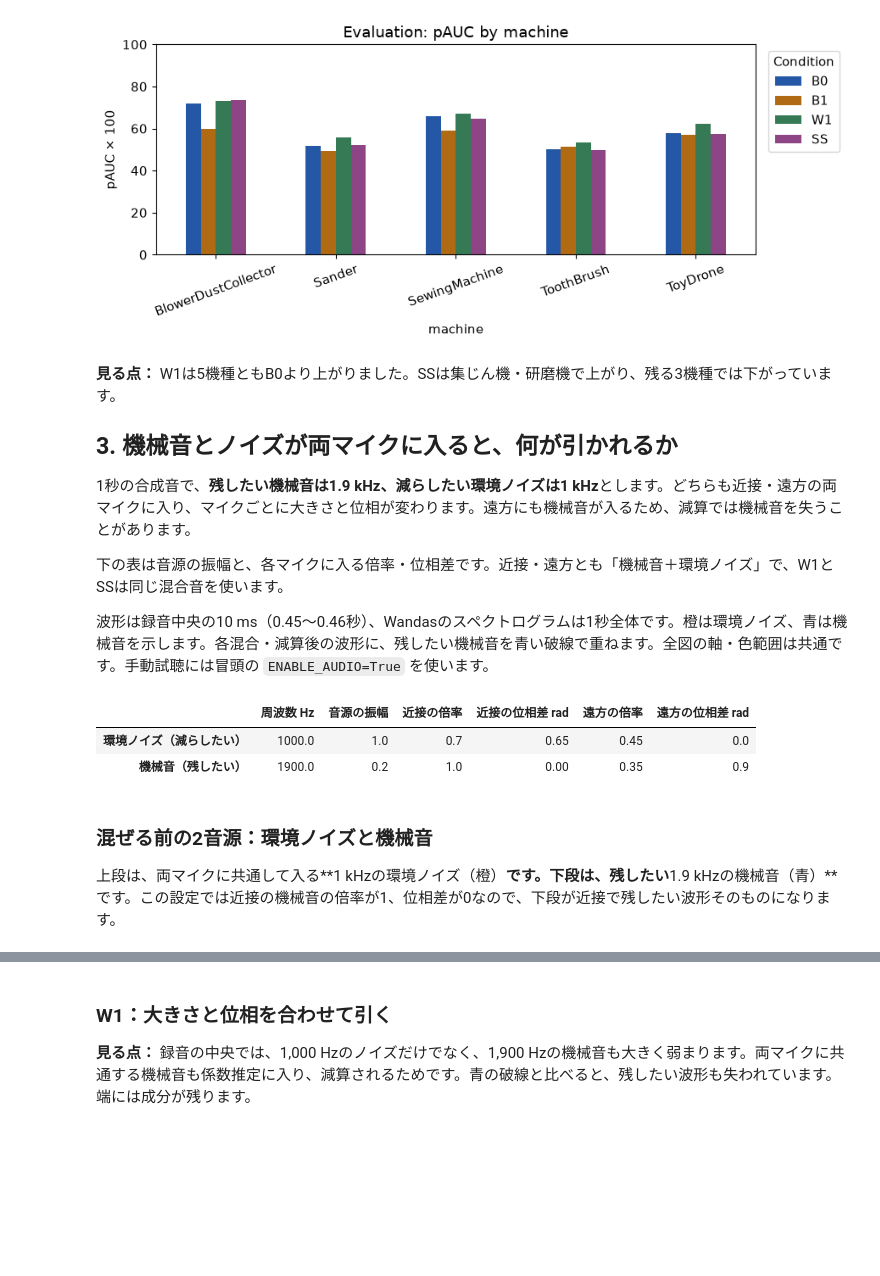
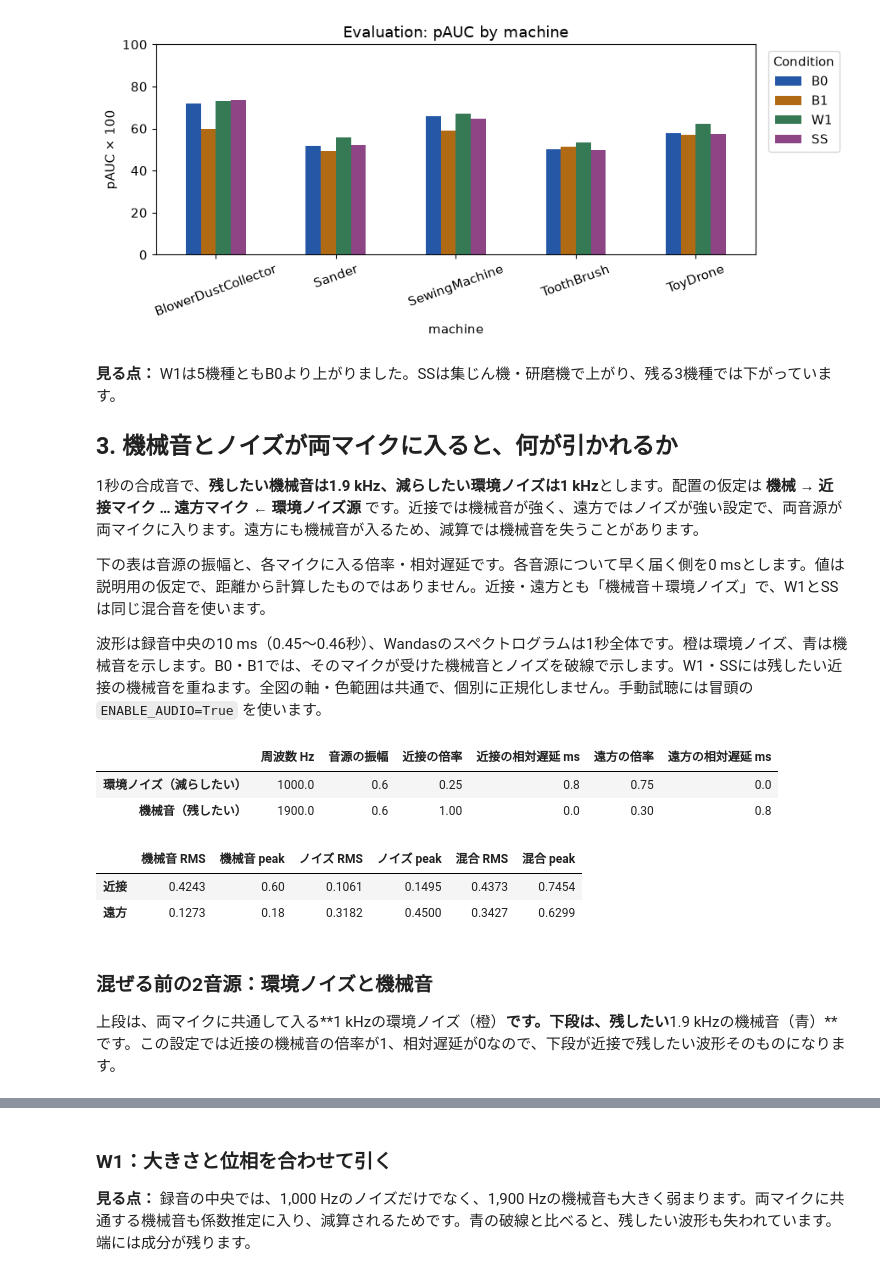
Before and after one commit to kasahart/asd-experiments, a Jupyter notebook: notebooks/02_b0_b1_w1_ss.ipynb, the cells around one changed output, grey strips where cells are left out. Drawn from its saved outputs; the diff is of its cells as text; code cells hidden in the pictures; blank space fills up the shorter version.

```diff
--- a/notebooks/02_b0_b1_w1_ss.ipynb
+++ b/notebooks/02_b0_b1_w1_ss.ipynb
@@ -80,33 +80,41 @@ plt.tight_layout(); plt.show()
 
 ## 3. 機械音とノイズが両マイクに入ると、何が引かれるか
 
-1秒の合成音で、**残したい機械音は1.9 kHz、減らしたい環境ノイズは1 kHz**とします。どちらも近接・遠方の両マイクに入り、マイクごとに大きさと位相が変わります。遠方にも機械音が入るため、減算では機械音を失うことがあります。
+1秒の合成音で、**残したい機械音は1.9 kHz、減らしたい環境ノイズは1 kHz**とします。配置の仮定は **機械 → 近接マイク … 遠方マイク ← 環境ノイズ源** です。近接では機械音が強く、遠方ではノイズが強い設定で、両音源が両マイクに入ります。遠方にも機械音が入るため、減算では機械音を失うことがあります。
 
-下の表は音源の振幅と、各マイクに入る倍率・位相差です。近接・遠方とも「機械音＋環境ノイズ」で、W1とSSは同じ混合音を使います。
+下の表は音源の振幅と、各マイクに入る倍率・相対遅延です。各音源について早く届く側を0 msとします。値は説明用の仮定で、距離から計算したものではありません。近接・遠方とも「機械音＋環境ノイズ」で、W1とSSは同じ混合音を使います。
 
-波形は録音中央の10 ms（0.45〜0.46秒）、Wandasのスペクトログラムは1秒全体です。橙は環境ノイズ、青は機械音を示します。各混合・減算後の波形に、残したい機械音を青い破線で重ねます。全図の軸・色範囲は共通です。手動試聴には冒頭の `ENABLE_AUDIO=True` を使います。
+波形は録音中央の10 ms（0.45〜0.46秒）、Wandasのスペクトログラムは1秒全体です。橙は環境ノイズ、青は機械音を示します。B0・B1では、そのマイクが受けた機械音とノイズを破線で示します。W1・SSには残したい近接の機械音を重ねます。全図の軸・色範囲は共通で、個別に正規化しません。手動試聴には冒頭の `ENABLE_AUDIO=True` を使います。
 # %%
 sources = source_frames()
+components = microphone_components()
 demo = frames()  # CLI共通のcondition_audio()で、同じ混合音から4条件を計算する
 ROLE_NAMES = {"noise":"環境ノイズ（減らしたい）", "machine":"機械音（残したい）"}
 parameters = pd.DataFrame({ROLE_NAMES[role]: SYNTHETIC_PARAMETERS[role] for role in ROLE_NAMES}).T
-parameters.columns = ["周波数 Hz", "音源の振幅", "近接の倍率", "近接の位相差 rad", "遠方の倍率", "遠方の位相差 rad"]
+parameters.columns = ["周波数 Hz", "音源の振幅", "近接の倍率", "近接の相対遅延 ms", "遠方の倍率", "遠方の相対遅延 ms"]
 display(parameters)
+levels = pd.DataFrame(demo_levels()).set_index("mic")
+levels.index = ["近接", "遠方"]
+levels.columns = ["機械音 RMS", "機械音 peak", "ノイズ RMS", "ノイズ peak", "混合 RMS", "混合 peak"]
+display(levels.round(4))
 
 def display_demo(condition):
     frame = demo[condition]
-    fig = show(frame, audio=False, target=sources["machine"])
+    fig = show(frame, audio=False, target=sources["machine"], components=components.get(condition))
     display(fig); plt.close(fig)
     if ENABLE_AUDIO:
         show(frame, audio=True)
 # %% [output]
-|  | 周波数 Hz | 音源の振幅 | 近接の倍率 | 近接の位相差 rad | 遠方の倍率 | 遠方の位相差 rad |
-| 環境ノイズ（減らしたい） | 1000.0 | 1.0 | 0.7 | 0.65 | 0.45 | 0.0 |
-| 機械音（残したい） | 1900.0 | 0.2 | 1.0 | 0.00 | 0.35 | 0.9 |
+|  | 周波数 Hz | 音源の振幅 | 近接の倍率 | 近接の相対遅延 ms | 遠方の倍率 | 遠方の相対遅延 ms |
+| 環境ノイズ（減らしたい） | 1000.0 | 0.6 | 0.25 | 0.8 | 0.75 | 0.0 |
+| 機械音（残したい） | 1900.0 | 0.6 | 1.00 | 0.0 | 0.30 | 0.8 |
+|  | 機械音 RMS | 機械音 peak | ノイズ RMS | ノイズ peak | 混合 RMS | 混合 peak |
+| 近接 | 0.4243 | 0.60 | 0.1061 | 0.1495 | 0.4373 | 0.7454 |
+| 遠方 | 0.1273 | 0.18 | 0.3182 | 0.4500 | 0.3427 | 0.6299 |
 # %% [markdown]
 ### 混ぜる前の2音源：環境ノイズと機械音
 
-上段は、両マイクに共通して入る**1 kHzの環境ノイズ（橙）**です。下段は、残したい**1.9 kHzの機械音（青）**です。この設定では近接の機械音の倍率が1、位相差が0なので、下段が近接で残したい波形そのものになります。
+上段は、両マイクに共通して入る**1 kHzの環境ノイズ（橙）**です。下段は、残したい**1.9 kHzの機械音（青）**です。この設定では近接の機械音の倍率が1、相対遅延が0なので、下段が近接で残したい波形そのものになります。
 # %%
 fig = show_sources()
 display(fig); plt.close(fig)
```
Also changed, not shown: parts of 9 cells of this notebook, 4 other files.
